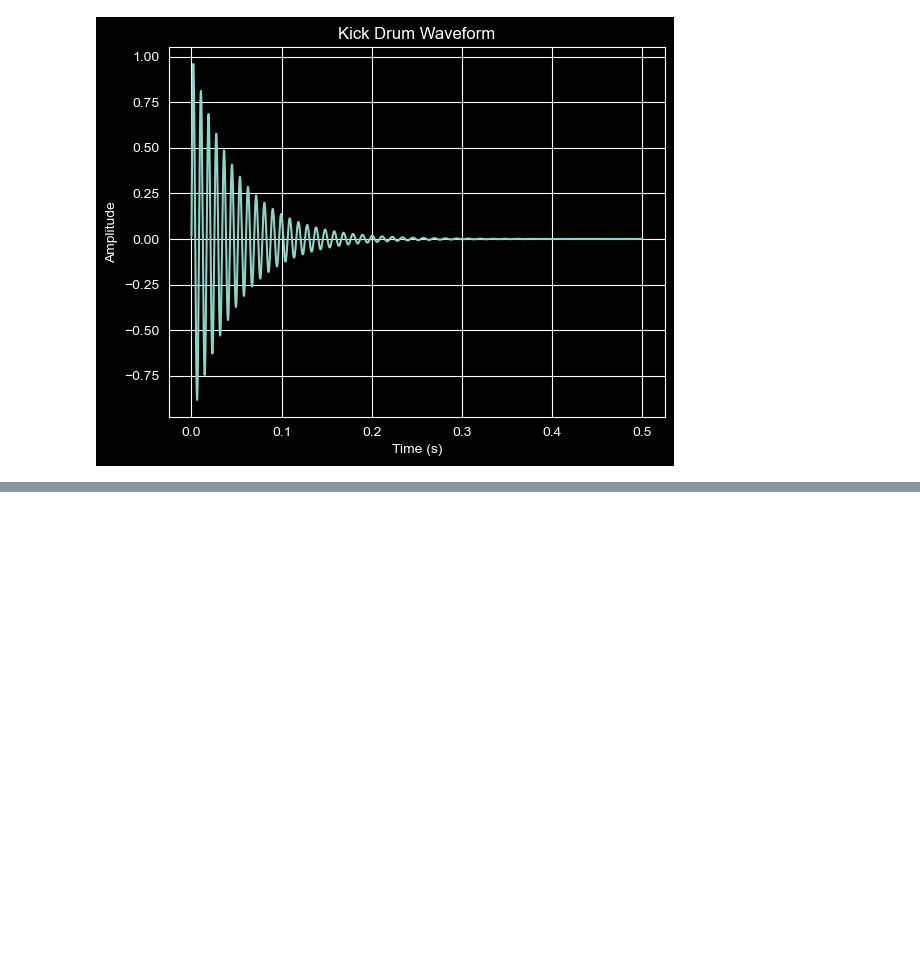
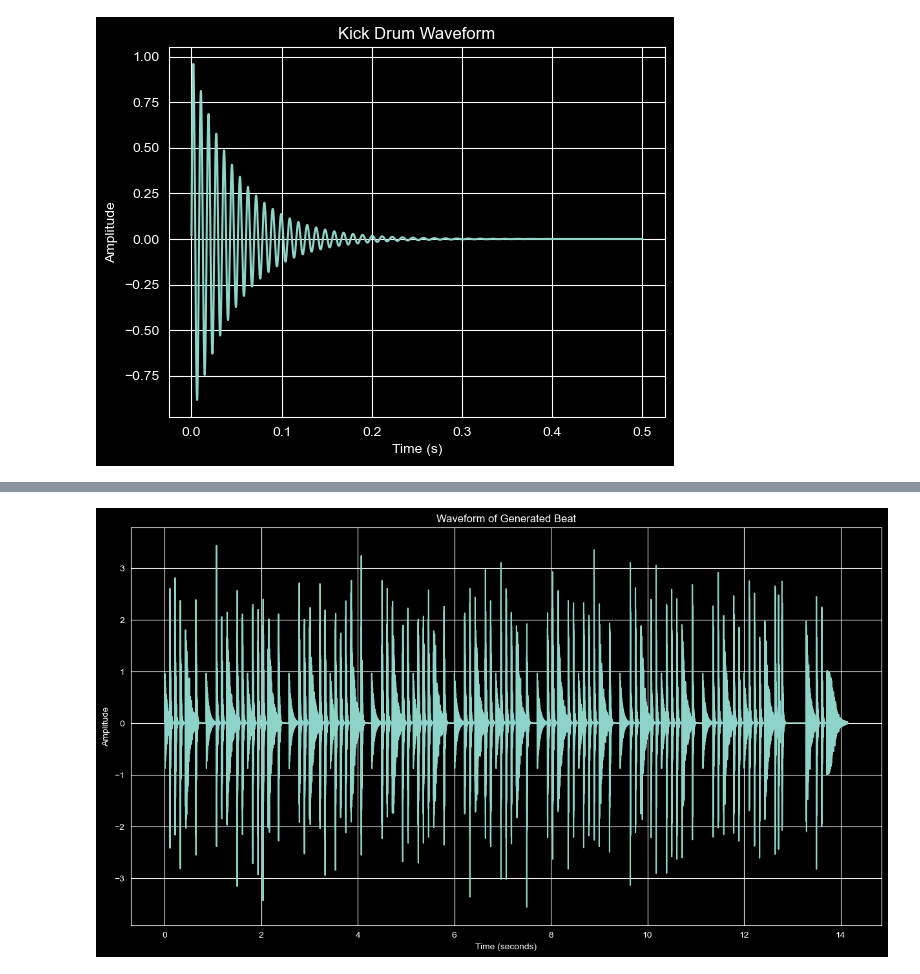
Before and after one commit to MikkelMiksen/Roland-TR-707-in-python-with-AudioIO, a Jupyter notebook: SoundProcessingHandIn.ipynb, the cells around one changed output, grey strips where cells are left out. Cells and saved outputs as stored; diff of their text form; code cells hidden in the pictures; blank space fills up the shorter version.

```diff
--- a/SoundProcessingHandIn.ipynb
+++ b/SoundProcessingHandIn.ipynb
@@ -25,6 +25,9 @@ def ch(beats):
 
 def oh(beats):
     return ("oh", beats)
+
+def br(beats):
+    return ("break", beats)
 # %% [markdown]
 # Synthesizing a ROLAND TR-707 drum machine
 ## understanding the ROLAND TR-707 drum machine and thus the project
@@ -196,45 +253,47 @@ def build_beat(events, Fs, seconds_per_beat):
     return output
 
 beat = [
-    kick(0.25), ch(0.25), ch(0.25), ch(0.25),
-    snare(0.5), ch(0.5),
-    kick(0.5), ch(0.25), ch(0.25),
-    snare(0.5), ch(0.25), ch(0.25),
+    kick(0.25), ch(0.25), ch(0.25), ch(0.25),   # 1
+    snare(0.5), ch(0.5),                        # 2
+    kick(0.5), ch(0.25), ch(0.25),              # 3
+    snare(0.5), ch(0.25), ch(0.25),             # 4
 
-    kick(0.25), ch(0.25), ch(0.25), ch(0.25),
-    snare(0.5), ch(0.5),
-    kick(0.5), ch(0.25), ch(0.25),
-    snare(0.5), ch(0.25), ch(0.25),
+    kick(0.25), ch(0.25), ch(0.25), ch(0.25),   # 2
+    snare(0.5), ch(0.5),                        # 2
+    kick(0.5), ch(0.25), ch(0.25),              # 3
+    snare(0.5), ch(0.25), ch(0.25),             # 4
 
-    kick(0.25), ch(0.25), ch(0.25), ch(0.25),
-    snare(0.5), ch(0.5),
-    kick(0.5), ch(0.25), ch(0.25),
-    snare(0.5), ch(0.25), ch(0.25),
+    kick(0.25), ch(0.25), ch(0.25), ch(0.25),   # 3
+    snare(0.5), ch(0.5),                        # 2
+    kick(0.5), ch(0.25), ch(0.25),              # 3
+    snare(0.5), ch(0.25), ch(0.25),             # 4
 
-    kick(0.25), ch(0.25), ch(0.25), ch(0.25),
-    snare(0.5), ch(0.5),
-    kick(0.5), ch(0.25), ch(0.25),
-    snare(0.5), ch(0.25), ch(0.25),
+    kick(0.25), ch(0.25), ch(0.25), ch(0.25),   # 4
+    snare(0.5), ch(0.5),                        # 2
+    kick(0.5), ch(0.25), ch(0.25),              # 3
+    snare(0.5), ch(0.25), ch(0.25),             # 4
 
-    kick(0.25), ch(0.25), ch(0.25), ch(0.25),
-    snare(0.5), ch(0.5),
-    kick(0.5), ch(0.25), ch(0.25),
-    snare(0.5), ch(0.25), ch(0.25),
+    kick(0.25), ch(0.25), ch(0.25), ch(0.25),   # 5
+    snare(0.5), ch(0.5),                        # 2
+    kick(0.5), ch(0.25), ch(0.25),              # 3
+    snare(0.5), ch(0.25), ch(0.25),             # 4
 
-    kick(0.25), ch(0.25), ch(0.25), ch(0.25),
-    snare(0.5), ch(0.5),
-    kick(0.5), ch(0.25), ch(0.25),
-    snare(0.5), ch(0.25), ch(0.25),
+    kick(0.25), ch(0.25), ch(0.25), ch(0.25),   # 6
+    snare(0.5), ch(0.5),                        # 2
+    kick(0.5), ch(0.25), ch(0.25),              # 3
+    snare(0.5), ch(0.25), ch(0.25),             # 4
 
-    kick(0.25), ch(0.25), ch(0.25), ch(0.25),
-    snare(0.5), ch(0.5),
-    kick(0.5), ch(0.25), ch(0.25),
-    snare(0.5), ch(0.25), ch(0.25),
+    kick(0.25), ch(0.25), ch(0.25), ch(0.25),   # 7
+    snare(0.5), ch(0.5),                        # 2
+    kick(0.5), ch(0.25), ch(0.25),              # 3
+    snare(0.5), ch(0.25), ch(0.25),             # 4
 
-    kick(0.25), ch(0.25), ch(0.25), ch(0.25),
-    snare(0.5), ch(0.5),
-    kick(0.5), ch(0.25), ch(0.25),
-    snare(0.5), ch(0.25), ch(0.25)
+    kick(0.25), ch(0.25), ch(0.25), ch(0.25),                       # 8
+    snare(0.5), ch(0.166666667), ch(0.166666667), ch(0.166666667),  # 2
+    br(1),                                                          # 3
+    snare(0.5), ch(0.25), ch(0.25),                                 # 4
+
+    oh(1)                                                           # 1
 ]
 
 bpm = 140
@@ -245,5 +304,19 @@ output = build_beat(beat, Fs, seconds_per_beat)
 output /= np.max(np.abs(output))
 output = output.reshape(-1,1)
 print("Just trust me bro, i am playing sound!")
-sd.play(output, Fs)
-sd.wait()
+
+# sd.play(output, Fs)
+# sd.wait()
+
+disp_out = build_beat(beat, Fs, seconds_per_beat)
+
+# Create time axis
+t = np.arange(len(disp_out)) / Fs
+
+plt.figure(figsize=(15, 8))
+plt.plot(t, disp_out)
+plt.xlabel("Time (seconds)")
+plt.ylabel("Amplitude")
+plt.title("Waveform of Generated Beat")
+plt.show()
+# %% [output]
@@ -249,0 +324 @@ sd.wait()
+[figure, added]
```
Also changed, not shown: parts of 11 cells of this notebook.
